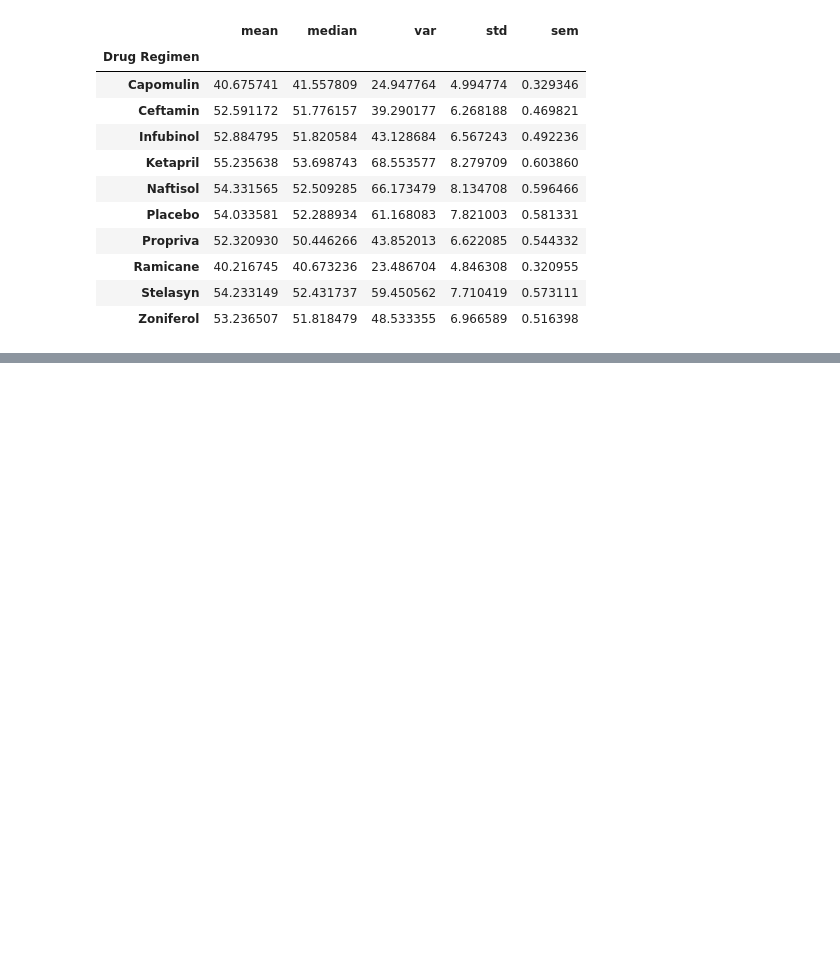
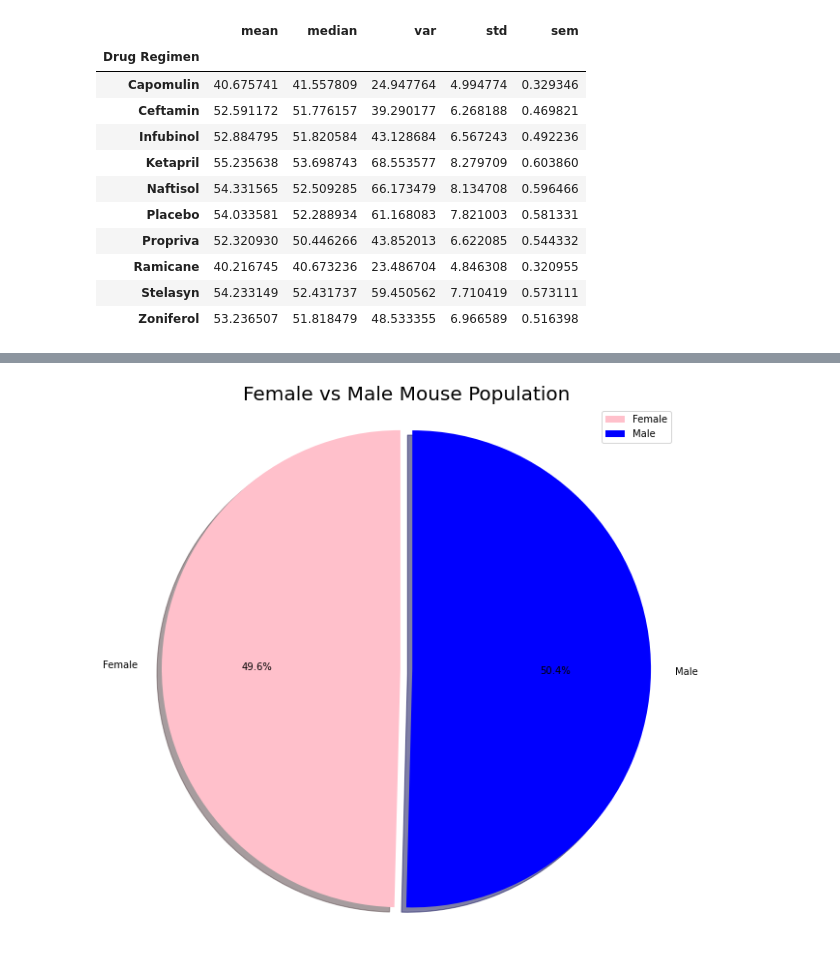
Before and after one commit to geraldwattsthethird/matplotlib-hw, a Jupyter notebook: The Power of Plots/pymaceuticals_starter.ipynb, the cells around one changed output, grey strips where cells are left out. Saved outputs shown, nothing was run; the diff lists cells and outputs as text; code cells hidden in the pictures; blank space fills up the shorter version.

```diff
--- a/The Power of Plots/pymaceuticals_starter.ipynb
+++ b/The Power of Plots/pymaceuticals_starter.ipynb
@@ -163,3 +220,16 @@ Name: Mouse ID, dtype: int64
+# %%
+# Generate a pie plot showing the distribution of female versus male mice using pandas
+colors = ['pink', 'blue']
+explode = (0, 0.05)
+plot = mouse_gender.plot.pie(y='Total Count',figsize=(10,10), colors = colors, startangle=90, explode = explode, shadow = True, autopct="%1.1f%%")
+
+plt.title('Female vs Male Mouse Population',fontsize = 20)
+plt.ylabel('',fontsize = 24)
+plt.axis("equal",fontsize = 24)
+
+plt.show()
+# %% [output]
+[figure, added]
 # %%
 # Generate a pie plot showing the distribution of female versus male mice using pyplot
 # %%
```
Also changed, not shown: parts of 10 cells of this notebook.
